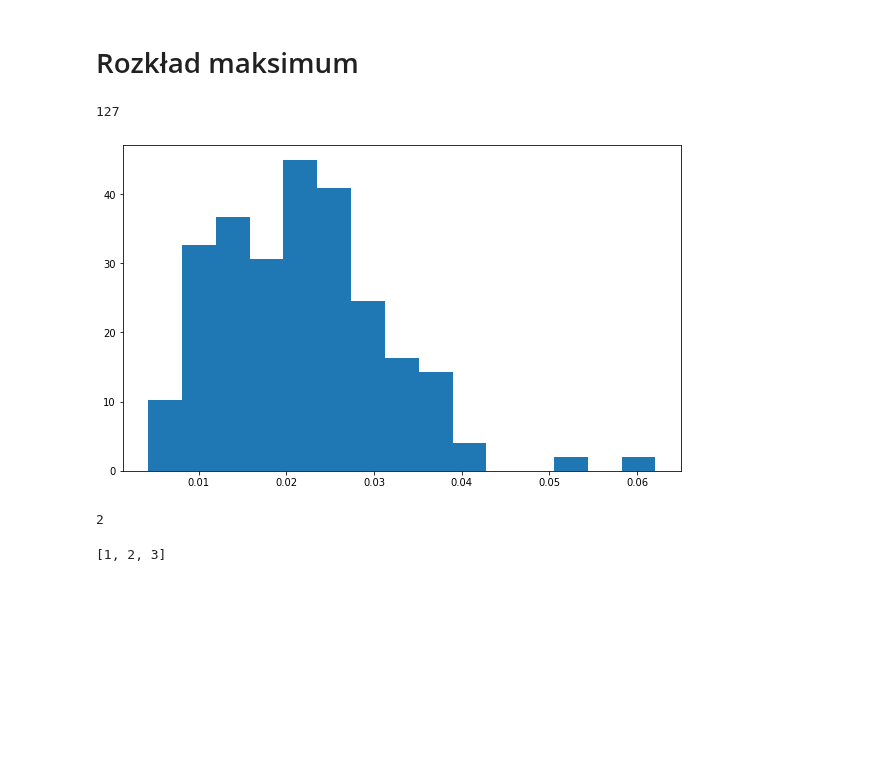
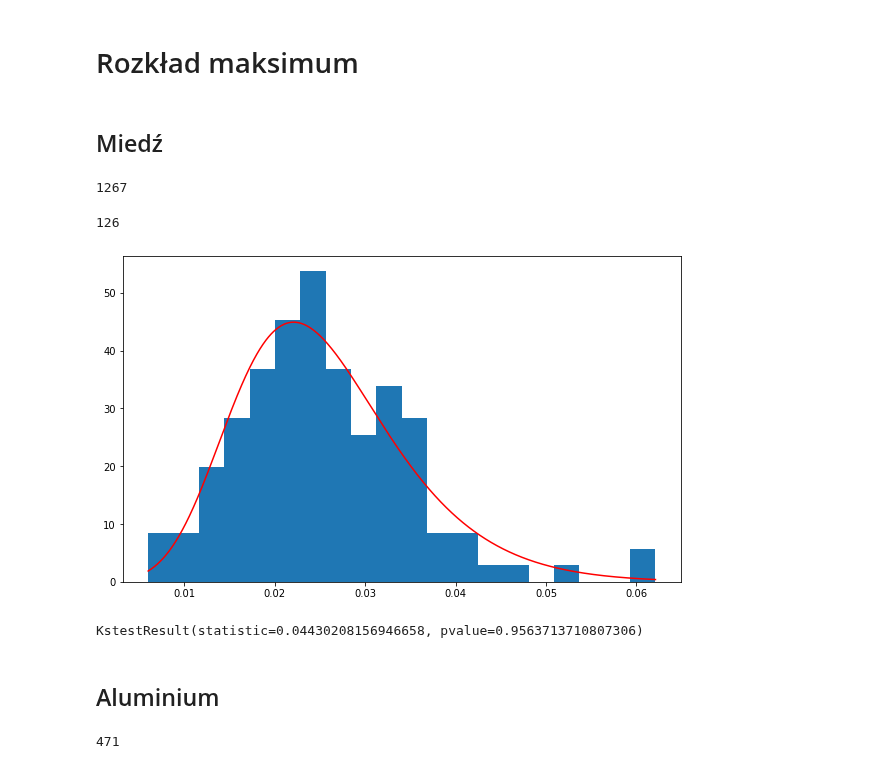
Before and after one commit to Szymex49/NVIDIA_risk_management, a Jupyter notebook: Malec_python.ipynb, the cells around one changed output. Cells and saved outputs as stored; diff of their text form; code cells hidden in the pictures; blank space fills up the shorter version.

```diff
--- a/Malec_python.ipynb
+++ b/Malec_python.ipynb
@@ -230,35 +230,46 @@ sp.pearsonr(X_, Y_)
 (0.2082412696644671, 8.423810295766865e-14)
 # %% [markdown]
 # Rozkład maksimum
+# %% [markdown]
+## Miedź
+# %%
+copper_10y = pd.read_csv('data/copper10yrs.csv')
 # %%
-Y = np.array(copper.Open.values[::-1])
+Y = np.array(copper_10y.Open.values[::-1])
 X = np.log(Y[1:] / Y[:-1])
 X = X[X > 0]
+len(X)
+# %% [output]
+1267
 # %%
 L = []
-step = 5
+step = 10
 i = step
 while i < len(X) + 1:
     L.append(max(X[i-step:i]))
     i += step
 print(len(L))
 
+ksi, mu, sigma = sp.genextreme.fit(L)
+
 plt.figure(figsize=(10, 6))
-plt.hist(L, bins=15, density=True)
-xs = np.linspace(-0.0025, 0.0025, 1000)
+plt.hist(L, bins=20, density=True)
+xs = np.linspace(min(L), max(L), 1000)
+plt.plot(xs, sp.genextreme.pdf(xs, ksi, mu, sigma), c='red')
 plt.show()
 # %% [output]
-127
+126
-[figure, old version]
+[figure, new version]
-# %%
-q = 1
-v = 1
-q += 1
-q
-# %% [output]
-2
-# %%
-A = [1, 2, 3]
-A[0:4]
-# %% [output]
-[1, 2, 3]
+# %%
+sp.kstest(L, 'genextreme', [ksi, mu, sigma])
+# %% [output]
+KstestResult(statistic=0.04430208156946658, pvalue=0.9563713710807306)
+# %% [markdown]
+## Aluminium
+# %%
+Y = np.array(aluminium.Open.values[::-1])
+X = np.log(Y[1:] / Y[:-1])
+X = X[X > 0]
+len(X)
+# %% [output]
+471
```
Also changed, not shown: parts of 4 cells of this notebook, 3 other files.
